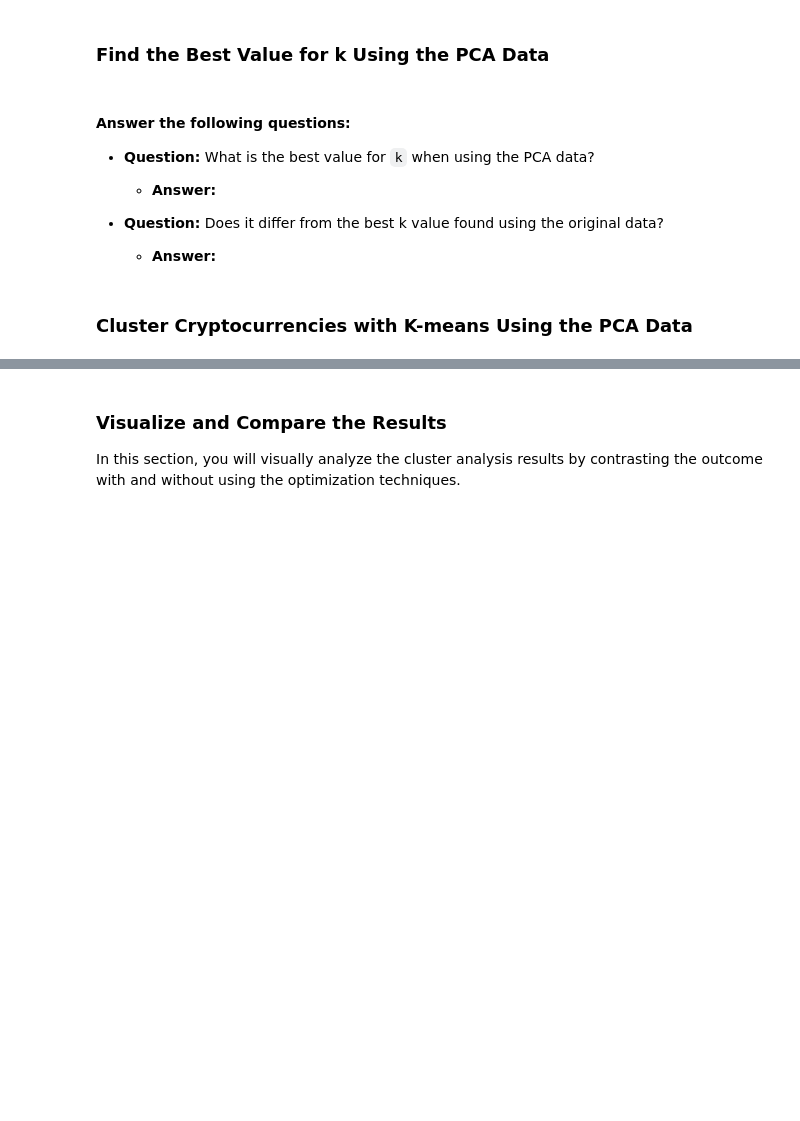
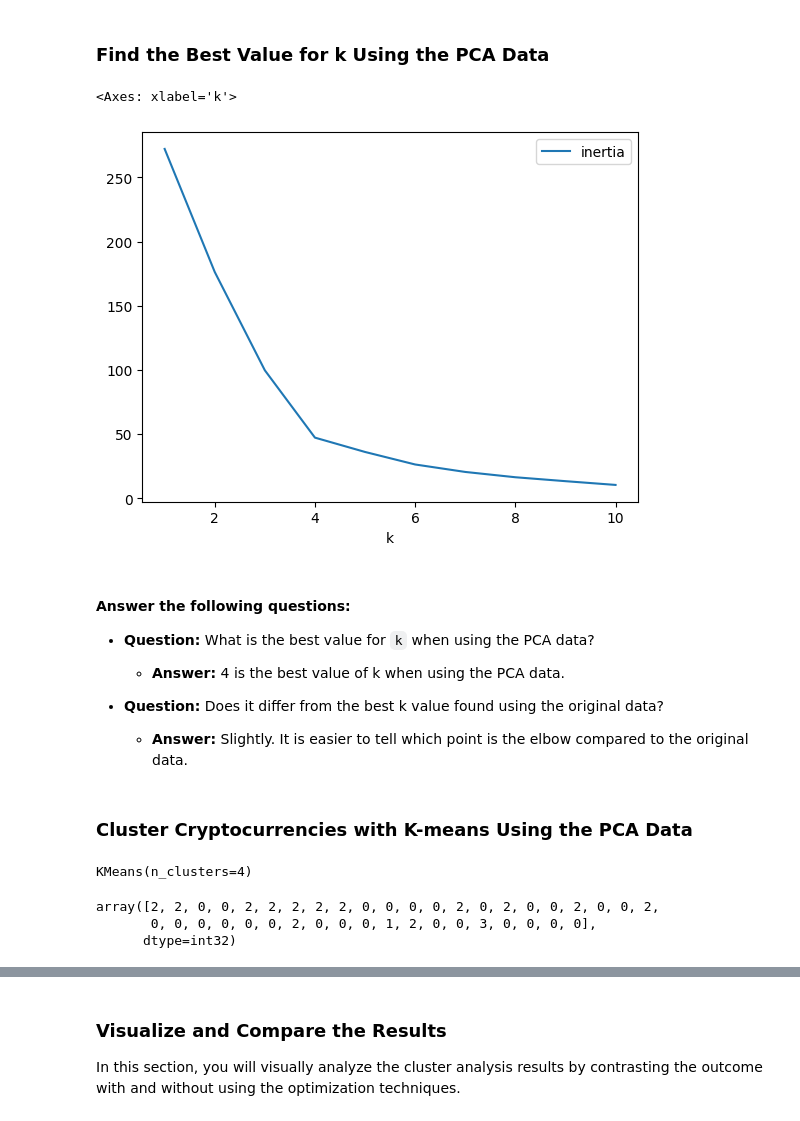
Before and after one commit to toejo/cryptoClustering, a Jupyter notebook: Crypto_Clustering.ipynb, the cells around one changed output, grey strips where cells are left out. Drawn from its saved outputs; the diff is of its cells as text; code cells hidden in the pictures; blank space fills up the shorter version.

```diff
--- a/Crypto_Clustering.ipynb
+++ b/Crypto_Clustering.ipynb
@@ -148,11 +227,13 @@ df_market_data.hvplot.line(
 # Create a new DataFrame with the PCA data.
 
 # Creating a DataFrame with the PCA data
+pca_df_market_scaled = pd.DataFrame(pca_df_market_scaled_copy, columns = ['PC1', 'PC2', 'PC3'])
 
 # Copy the crypto names from the original data
-
+pca_df_market_scaled['coin_id'] = df_market_scaled.index
 
 # Set the coinid column as index
-
+pca_df_market_scaled = pca_df_market_scaled.set_index('coin_id')
 
 # Display sample data
+pca_df_market_scaled.sample(10)
@@ -162,33 +256,43 @@ df_market_data.hvplot.line(
 ### Find the Best Value for k Using the PCA Data
 # %%
 # Create a list with the number of k-values from 1 to 11
+k_pca = list(range(1,11))
 # %%
 # Create an empty list to store the inertia values
-
+inertia_pca = []
 
 # Create a for loop to compute the inertia with each possible value of k
 # Inside the loop:
 # 1. Create a KMeans model using the loop counter for the n_clusters
 # 2. Fit the model to the data using `df_market_data_pca`
 # 3. Append the model.inertia_ to the inertia list
+for i in k_pca:
+  k_pca_model = KMeans(n_clusters = i, random_state = 1)
+  k_pca_model.fit(pca_df_market_scaled)
+  inertia_pca.append(k_pca_model.inertia_)
 # %%
 # Create a dictionary with the data to plot the Elbow curve
-
+elbow_data_pca = {"k" : k_pca, 'inertia' : inertia_pca}
 # Create a DataFrame with the data to plot the Elbow curve
+df_elbow_data_pca = pd.DataFrame(elbow_data_pca)
 # %%
 # Plot a line chart with all the inertia values computed with
 # the different values of k to visually identify the optimal value for k.
+df_elbow_data_pca.plot('k', 'inertia', label =)
+# %% [output]
+<Axes: xlabel='k'>
+[figure, added]
 # %% [markdown]
 #### Answer the following questions:
 
 * **Question:** What is the best value for `k` when using the PCA data?
 
-  * **Answer:**
+  * **Answer:** 4 is the best value of k when using the PCA data.
 
 
 * **Question:** Does it differ from the best k value found using the original data?
 
-  * **Answer:**
+  * **Answer:** Slightly. It is easier to tell which point is the elbow compared to the original data.
 # %% [markdown]
 ### Cluster Cryptocurrencies with K-means Using the PCA Data
 # %%
@@ -196,8 +301,16 @@ df_market_data.hvplot.line(
 # %%
 # Fit the K-Means model using the PCA data
+kpca_model.fit(pca_df_market_scaled)
+# %% [output]
+KMeans(n_clusters=4)
 # %%
 # Predict the clusters to group the cryptocurrencies using the PCA data
-
+kpca_preds = kpca_model.predict(pca_df_market_scaled)
 # Print the resulting array of cluster values.
+kpca_preds
+# %% [output]
+array([2, 2, 0, 0, 2, 2, 2, 2, 2, 0, 0, 0, 0, 2, 0, 2, 0, 0, 2, 0, 0, 2,
+       0, 0, 0, 0, 0, 0, 2, 0, 0, 0, 1, 2, 0, 0, 3, 0, 0, 0, 0],
+      dtype=int32)
 # %%
 # Create a copy of the DataFrame with the PCA data
```
Also changed, not shown: parts of 28 cells of this notebook.
